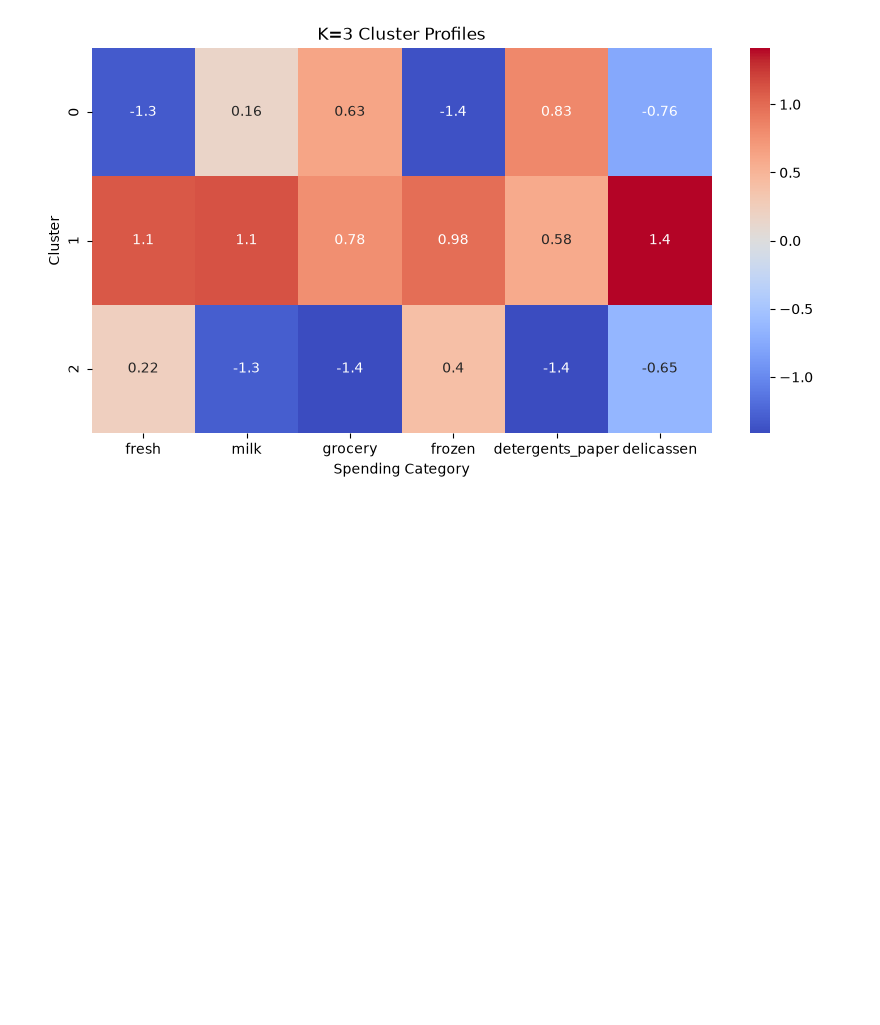
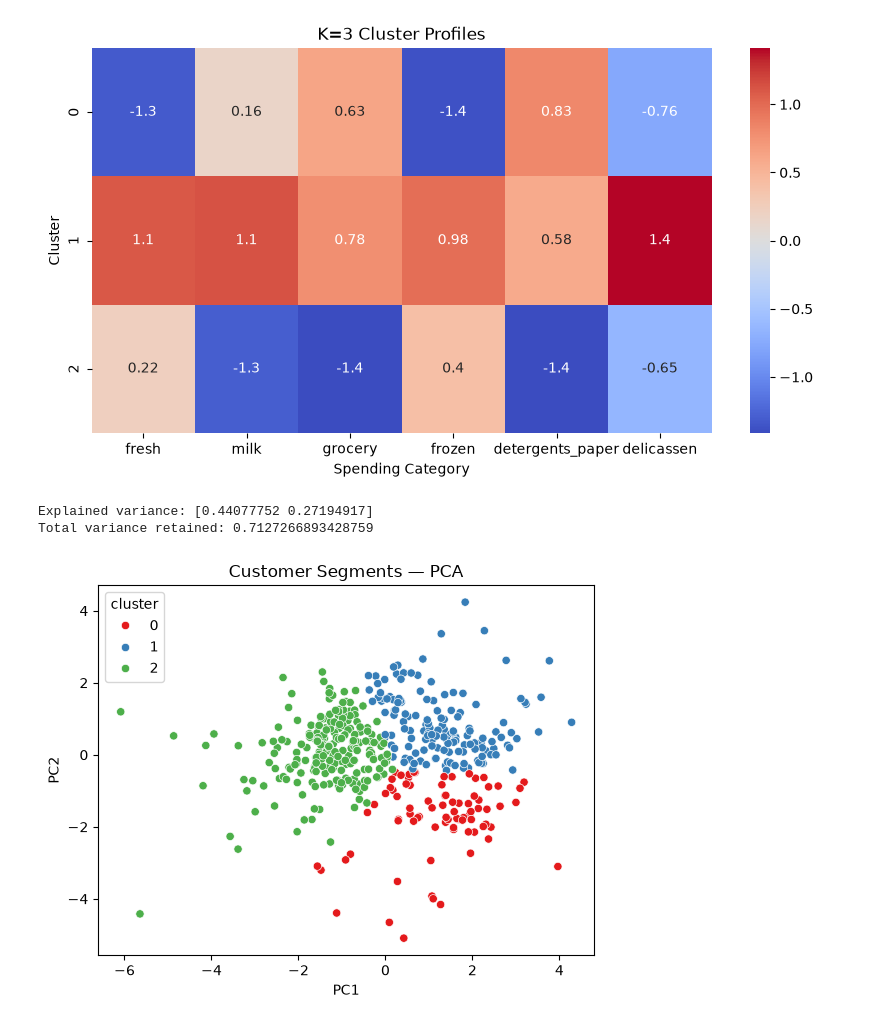
Before and after one commit to Kartikshard/Whole-Sale-Customer-Segmentation, a Jupyter notebook: notebooks/01_EDA.ipynb, the cells around one changed output. Cells and saved outputs as stored; diff of their text form; code cells hidden in the pictures; blank space fills up the shorter version.

Commit message:
feat():Applied PCA transformation to features

```diff
--- a/notebooks/01_EDA.ipynb
+++ b/notebooks/01_EDA.ipynb
@@ -351,3 +351,29 @@ plt.ylabel("Cluster")
 plt.show()
 # %% [output]
 [figure]
+# %%
+from sklearn.decomposition import PCA
+pca = PCA(n_components=2)
+X_pca = pca.fit_transform(numerical_scaled)
+
+print("Explained variance:", pca.explained_variance_ratio_)
+print("Total variance retained:", pca.explained_variance_ratio_.sum())
+# %% [output]
+Explained variance: [0.44077752 0.27194917]
+Total variance retained: 0.7127266893428759
+# %%
+pca_df = pd.DataFrame(X_pca, columns=["PC1", "PC2"])
+pca_df["cluster"] = labels_3
+
+sns.scatterplot(
+    data=pca_df,
+    x="PC1",
+    y="PC2",
+    hue="cluster",
+    palette="Set1"
+)
+
+plt.title("Customer Segments — PCA")
+plt.show()
+# %% [output]
+[figure, added]
```
Also changed, not shown: parts of 1 cell of this notebook.
